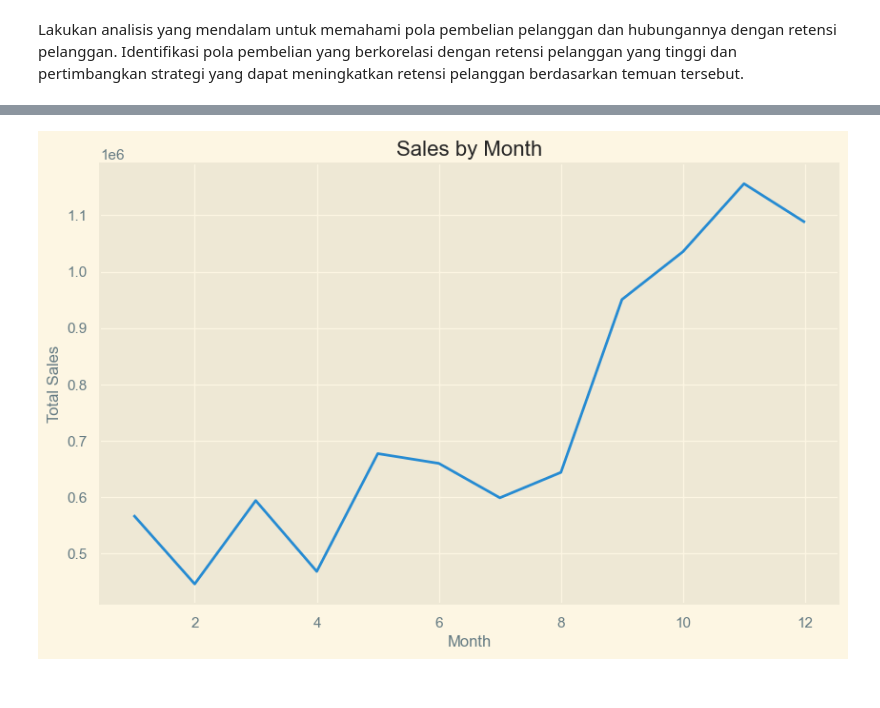
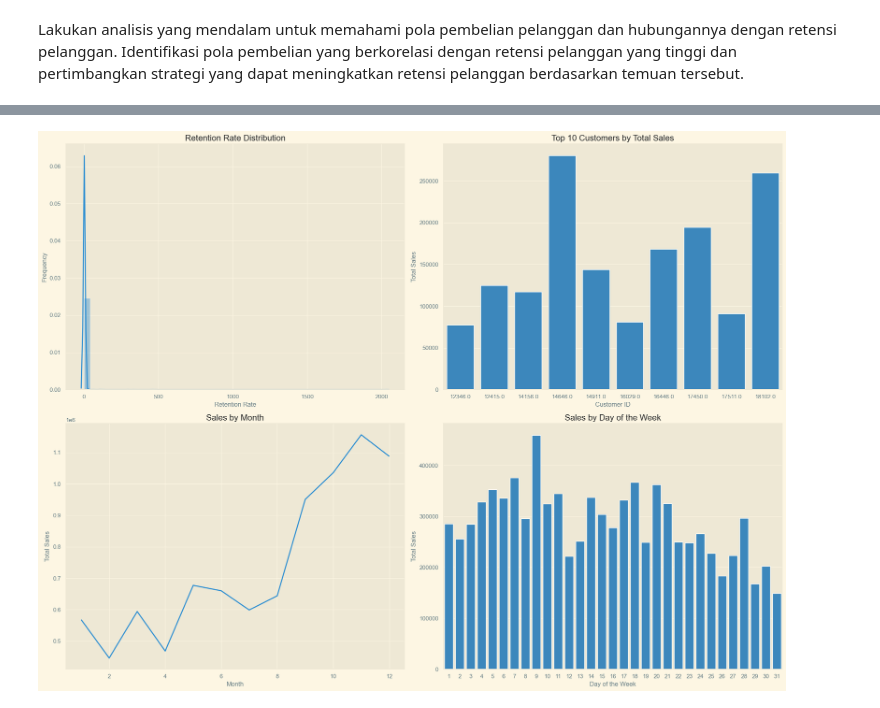
Before and after one commit to Mudhya19/Prediction-Consumers-in-Fashion-Retail, a Jupyter notebook: prediction_consumers_fashion_retail.ipynb, the cells around one changed output, grey strips where cells are left out. Drawn from its saved outputs; the diff is of its cells as text; code cells hidden in the pictures.

Commit message:
membuat 4 visualisasi menjadi satu 1 layout

```diff
--- a/prediction_consumers_fashion_retail.ipynb
+++ b/prediction_consumers_fashion_retail.ipynb
@@ -505,12 +486,33 @@ plt.show()
-# %%
-# Visualize sales by month
-plt.figure(figsize=(10, 6))
-sns.lineplot(x='Month', y='TotalSales', data=df.groupby(
-    'Month')['TotalSales'].sum().reset_index())
-plt.title("Sales by Month")
-plt.xlabel("Month")
-plt.ylabel("Total Sales")
-plt.show()
-# %% [output]
-[figure, removed]
+# %%
+fig, axs = plt.subplots(2, 2, figsize=(20, 15))
+
+sns.distplot(customer_data['RetentionRate'], ax=axs[0,0])
+axs[0,0].set_title("Retention Rate Distribution")
+axs[0,0].set_xlabel("Retention Rate")
+axs[0,0].set_ylabel("Frequency")
+
+sns.barplot(x='CustomerID', y='TotalSales', data=customer_data.sort_values(
+    'TotalSales', ascending=False).head(10), ax=axs[0,1])
+axs[0,1].set_title("Top 10 Customers by Total Sales")
+axs[0,1].set_xlabel("Customer ID")
+axs[0,1].set_ylabel("Total Sales")
+
+# Visualize sales by month
+sns.lineplot(x='Month', y='TotalSales', data=df.groupby(
+    'Month')['TotalSales'].sum().reset_index(), ax=axs[1,0])
+axs[1,0].set_title("Sales by Month")
+axs[1,0].set_xlabel("Month")
+axs[1,0].set_ylabel("Total Sales")
+
+# Visualize sales by day of the week
+sns.barplot(x='Day', y='TotalSales', data=df.groupby(
+    'Day')['TotalSales'].sum().reset_index(), ax=axs[1,1])
+axs[1,1].set_title("Sales by Day of the Week")
+axs[1,1].set_xlabel("Day of the Week")
+axs[1,1].set_ylabel("Total Sales")
+
+plt.tight_layout()
+plt.show()
+# %% [output]
+[figure, added]
 # %%
```
Also changed, not shown: parts of 4 cells of this notebook.
